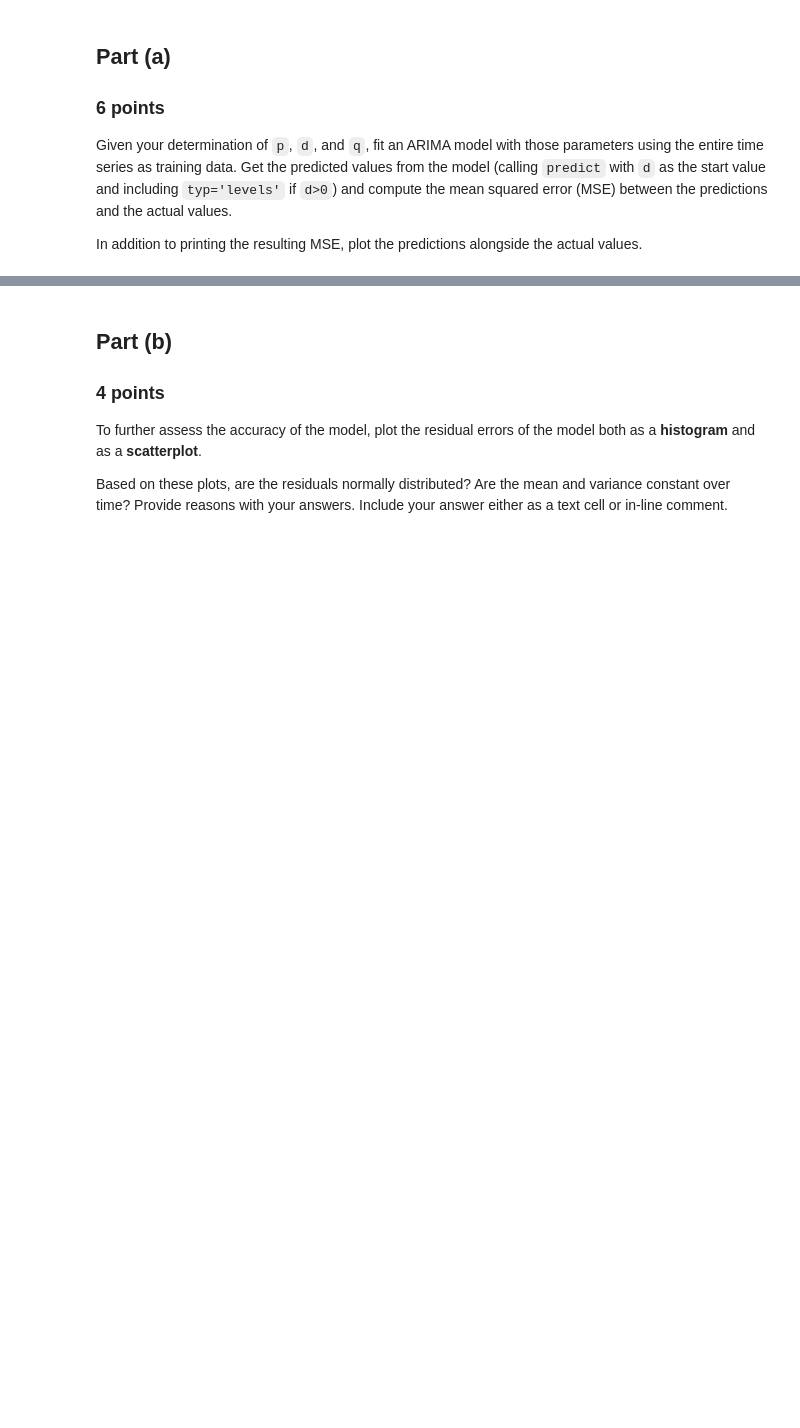
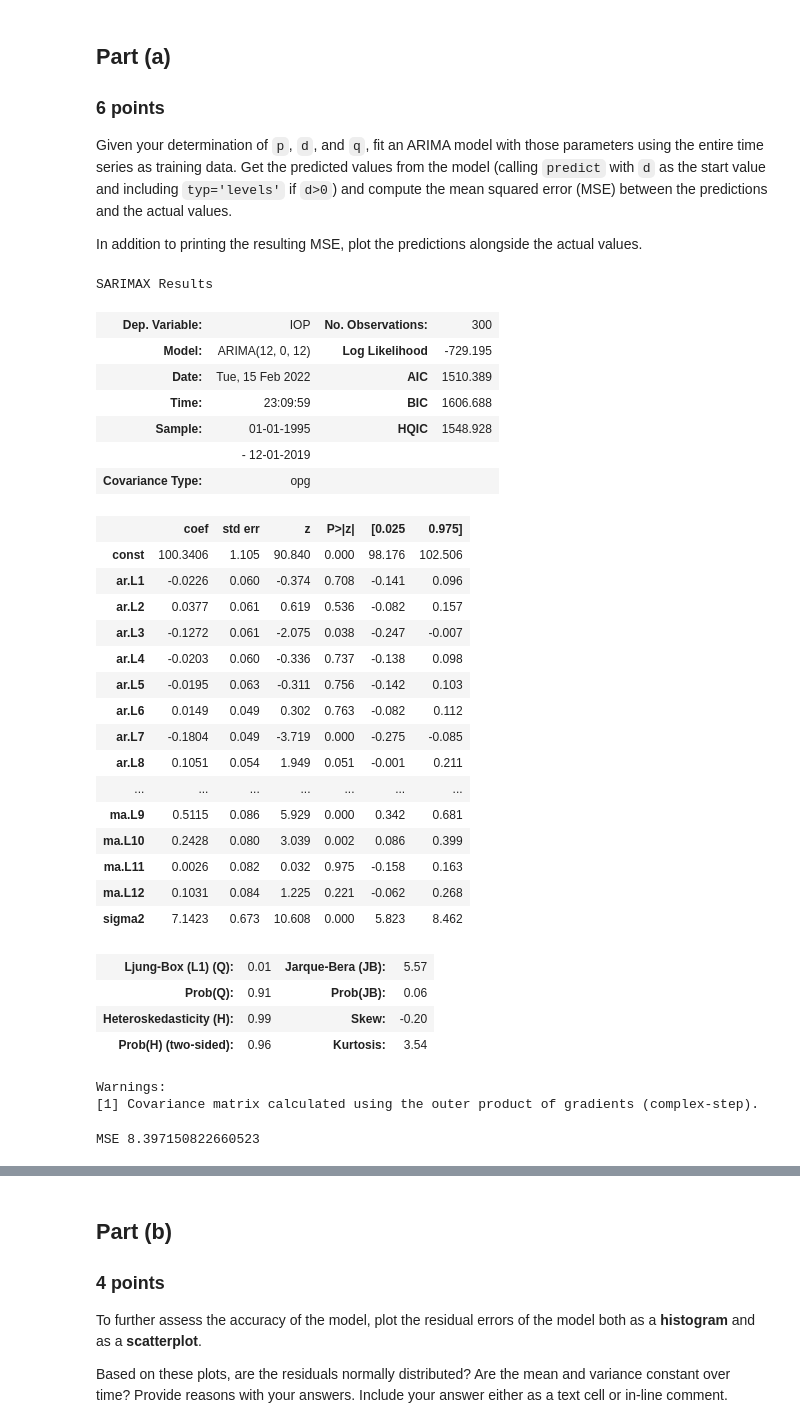
Before and after one commit to DuncanFerguson/GITHUB_REPOSITORY, a Jupyter notebook: DU_MSDS/Data Science Tools 1/Assignment_5/Duncan_Ferguson_Assignment_5.ipynb, the cells around one changed output, grey strips where cells are left out. Saved outputs shown, nothing was run; the diff lists cells and outputs as text; code cells hidden in the pictures; blank space fills up the shorter version.

```diff
--- a/DU_MSDS/Data Science Tools 1/Assignment_5/Duncan_Ferguson_Assignment_5.ipynb
+++ b/DU_MSDS/Data Science Tools 1/Assignment_5/Duncan_Ferguson_Assignment_5.ipynb
@@ -386,3 +386,48 @@ plot_pacf(diffed_ProductionVolume.dropna(), lags=40, method='ywm');
 Given your determination of `p`, `d`, and `q`, fit an ARIMA model with those parameters using the entire time series as training data. Get the predicted values from the model (calling `predict` with `d` as the start value and including `typ='levels'` if `d>0`) and compute the mean squared error (MSE) between the predictions and the actual values.
 
 In addition to printing the resulting MSE, plot the predictions alongside the actual values.
+# %%
+raw_dat = ProductionVolume['IOP']
+
+p = 12
+d = 0
+q = 12
+
+model = ARIMA(raw_dat, order=(p,d,q)).fit()
+model.summary()
+# %% [output]
+SARIMAX Results
+| Dep. Variable: | IOP | No. Observations: | 300 |
+| Model: | ARIMA(12, 0, 12) | Log Likelihood | -729.195 |
+| Date: | Tue, 15 Feb 2022 | AIC | 1510.389 |
+| Time: | 23:09:59 | BIC | 1606.688 |
+| Sample: | 01-01-1995 | HQIC | 1548.928 |
+|  | - 12-01-2019 |  |  |
+| Covariance Type: | opg |  |  |
+|  | coef | std err | z | P>|z| | [0.025 | 0.975] |
+| const | 100.3406 | 1.105 | 90.840 | 0.000 | 98.176 | 102.506 |
+| ar.L1 | -0.0226 | 0.060 | -0.374 | 0.708 | -0.141 | 0.096 |
+| ar.L2 | 0.0377 | 0.061 | 0.619 | 0.536 | -0.082 | 0.157 |
+| ar.L3 | -0.1272 | 0.061 | -2.075 | 0.038 | -0.247 | -0.007 |
+| ar.L4 | -0.0203 | 0.060 | -0.336 | 0.737 | -0.138 | 0.098 |
+| ar.L5 | -0.0195 | 0.063 | -0.311 | 0.756 | -0.142 | 0.103 |
+| ar.L6 | 0.0149 | 0.049 | 0.302 | 0.763 | -0.082 | 0.112 |
+| ar.L7 | -0.1804 | 0.049 | -3.719 | 0.000 | -0.275 | -0.085 |
+| ar.L8 | 0.1051 | 0.054 | 1.949 | 0.051 | -0.001 | 0.211 |
+| ... | ... | ... | ... | ... | ... | ... |
+| ma.L9 | 0.5115 | 0.086 | 5.929 | 0.000 | 0.342 | 0.681 |
+| ma.L10 | 0.2428 | 0.080 | 3.039 | 0.002 | 0.086 | 0.399 |
+| ma.L11 | 0.0026 | 0.082 | 0.032 | 0.975 | -0.158 | 0.163 |
+| ma.L12 | 0.1031 | 0.084 | 1.225 | 0.221 | -0.062 | 0.268 |
+| sigma2 | 7.1423 | 0.673 | 10.608 | 0.000 | 5.823 | 8.462 |
+| Ljung-Box (L1) (Q): | 0.01 | Jarque-Bera (JB): | 5.57 |
+| Prob(Q): | 0.91 | Prob(JB): | 0.06 |
+| Heteroskedasticity (H): | 0.99 | Skew: | -0.20 |
+| Prob(H) (two-sided): | 0.96 | Kurtosis: | 3.54 |
+Warnings:
+[1] Covariance matrix calculated using the outer product of gradients (complex-step).
+# %%
+ProductionVolume['Predicted_Means'] = model.predict()
+print("MSE", np.square(np.subtract(ProductionVolume['IOP'],ProductionVolume['Predicted_Means'])).mean())
+# %% [output]
+MSE 8.397150822660523
```
Also changed, not shown: parts of 4 cells of this notebook.
